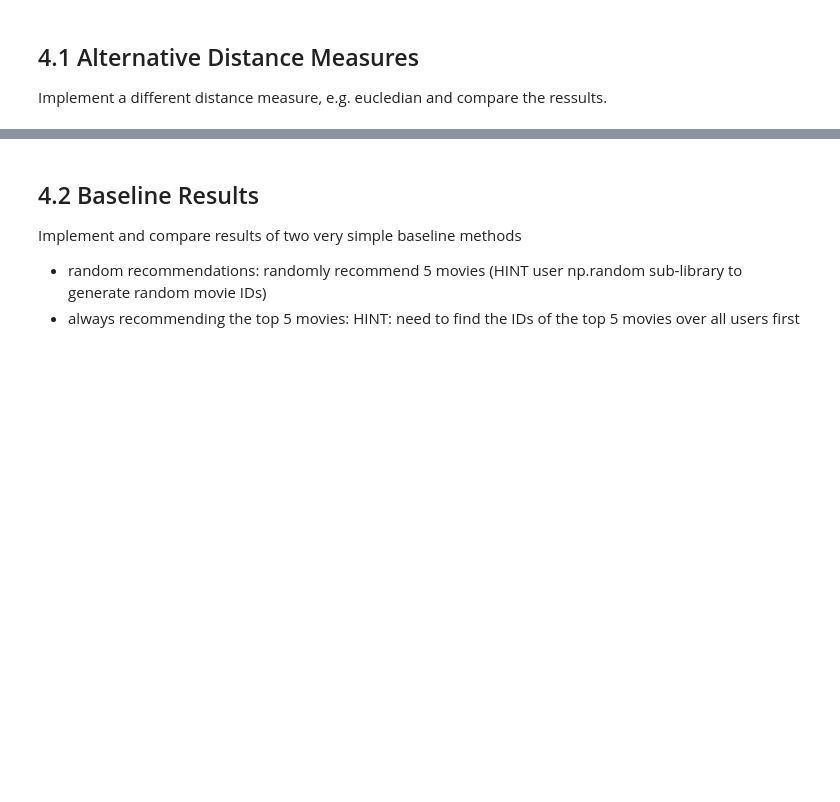
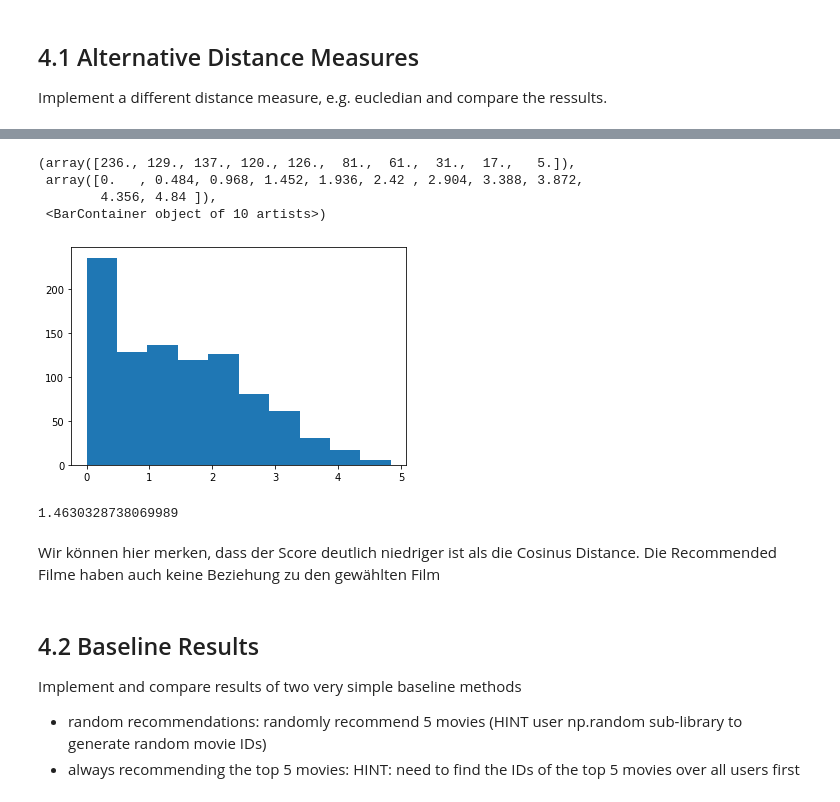
Before and after one commit to Elsasser67/DataScience21, a Jupyter notebook: Block_2/Assignments/Assignment_2_recommender.ipynb, the cells around one changed output, grey strips where cells are left out. Drawn from its saved outputs; the diff is of its cells as text; code cells hidden in the pictures; blank space fills up the shorter version.

```diff
--- a/Block_2/Assignments/Assignment_2_recommender.ipynb
+++ b/Block_2/Assignments/Assignment_2_recommender.ipynb
@@ -96,0 +124,8 @@ def EucledianDist(a,b):
+# %%
+#%%time
+#again, implementation not efficient: better use lamda opperators
+D_Euclidian=np.zeros((np.shape(movies)[0],np.shape(movies)[0]))
+for i in range(0,np.shape(movies)[0]):
+    for j in range(0,np.shape(movies)[0]):
+        if i!=j:
+            D_Euclidian[i,j]=EucledianDist(R[:,i],R[:,j])
@@ -97,3 +142,19 @@ def EucledianDist(a,b):
+# %%
+test_res = test_Score(D_Euclidian,R)
+plt.hist(test_res)
+# %% [output]
+(array([236., 129., 137., 120., 126.,  81.,  61.,  31.,  17.,   5.]),
+ array([0.   , 0.484, 0.968, 1.452, 1.936, 2.42 , 2.904, 3.388, 3.872,
+        4.356, 4.84 ]),
+ <BarContainer object of 10 artists>)
+[figure, added]
+# %%
+np.mean(test_res)
+# %% [output]
+1.4630328738069989
+# %% [markdown]
+Wir können hier merken, dass der Score deutlich niedriger ist als die Cosinus Distance.
+Die Recommended Filme haben auch keine Beziehung zu den gewählten Film
 # %% [markdown]
 ## 4.2 Baseline Results
 Implement and compare results of two very simple baseline methods
```
Also changed, not shown: parts of 31 cells of this notebook.
